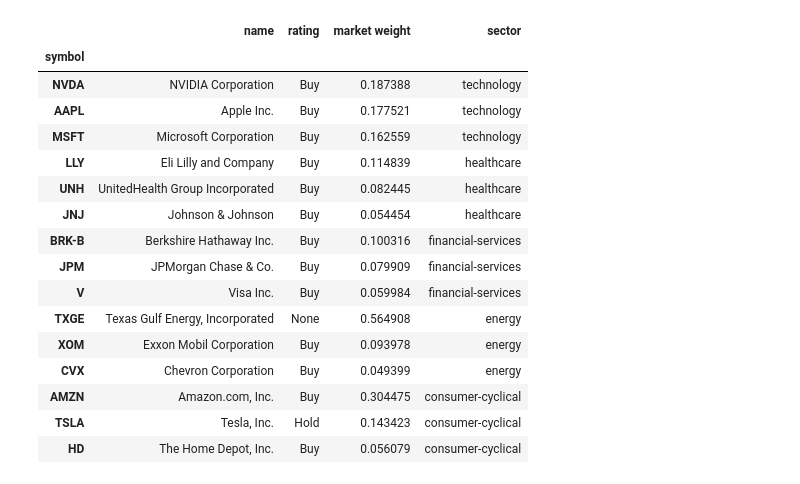
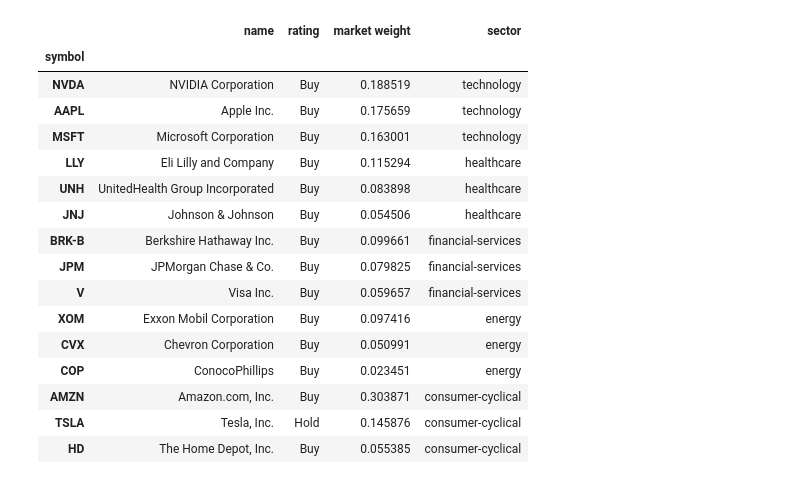
Before and after one commit to veenauppalapati/stock-market-analysis, a Jupyter notebook: stock-market-analysis.ipynb, the cells around one changed output. Cells and saved outputs as stored; diff of their text form; code cells hidden in the pictures.

```diff
--- a/stock-market-analysis.ipynb
+++ b/stock-market-analysis.ipynb
@@ -6,29 +20,41 @@ from prophet import Prophet
 # %%
+# Define the sectors to analyze
 sectors = ['technology', 'healthcare', 'financial-services', 'energy', 'consumer-cyclical']
 top_sector_dfs = []
+
 for sector in sectors:
-    top_companies = yf.Sector(sector).top_companies.head(3)
-    # top_3_companies = top_companies[top_companies['rating'] == "Buy"].head(3)
-    top_companies['sector'] = sector
-    top_sector_dfs.append(top_companies)
 
+    # Retrieve the top companies in the current sector (outputs a DataFrame)
+    top_companies = yf.Sector(sector).top_companies
+
+    # Filter out records where the 'rating' column is None to avoid any issues
+    # and retrieve the top 3 companies with a valid rating
+    top_3_companies = top_companies[top_companies['rating'].notna()].head(3)
+
+    # Add a 'sector' column to identify the sector for each company
+    top_3_companies['sector'] = sector
+
+    # Append the DataFrame to the list for later concatenation
+    top_sector_dfs.append(top_3_companies)
+
+# Combine all sector data into a single DataFrame
 top_companies_df = pd.concat(top_sector_dfs, axis=0)
 top_companies_df
 # %% [output]
 |  | name | rating | market weight | sector |
 | symbol |  |  |  |  |
-| NVDA | NVIDIA Corporation | Buy | 0.187388 | technology |
-| AAPL | Apple Inc. | Buy | 0.177521 | technology |
-| MSFT | Microsoft Corporation | Buy | 0.162559 | technology |
-| LLY | Eli Lilly and Company | Buy | 0.114839 | healthcare |
-| UNH | UnitedHealth Group Incorporated | Buy | 0.082445 | healthcare |
-| JNJ | Johnson & Johnson | Buy | 0.054454 | healthcare |
-| BRK-B | Berkshire Hathaway Inc. | Buy | 0.100316 | financial-services |
-| JPM | JPMorgan Chase & Co. | Buy | 0.079909 | financial-services |
-| V | Visa Inc. | Buy | 0.059984 | financial-services |
-| TXGE | Texas Gulf Energy, Incorporated | None | 0.564908 | energy |
-| XOM | Exxon Mobil Corporation | Buy | 0.093978 | energy |
-| CVX | Chevron Corporation | Buy | 0.049399 | energy |
-| AMZN | Amazon.com, Inc. | Buy | 0.304475 | consumer-cyclical |
-| TSLA | Tesla, Inc. | Hold | 0.143423 | consumer-cyclical |
-| HD | The Home Depot, Inc. | Buy | 0.056079 | consumer-cyclical |
+| NVDA | NVIDIA Corporation | Buy | 0.188519 | technology |
+| AAPL | Apple Inc. | Buy | 0.175659 | technology |
+| MSFT | Microsoft Corporation | Buy | 0.163001 | technology |
+| LLY | Eli Lilly and Company | Buy | 0.115294 | healthcare |
+| UNH | UnitedHealth Group Incorporated | Buy | 0.083898 | healthcare |
+| JNJ | Johnson & Johnson | Buy | 0.054506 | healthcare |
+| BRK-B | Berkshire Hathaway Inc. | Buy | 0.099661 | financial-services |
+| JPM | JPMorgan Chase & Co. | Buy | 0.079825 | financial-services |
+| V | Visa Inc. | Buy | 0.059657 | financial-services |
+| XOM | Exxon Mobil Corporation | Buy | 0.097416 | energy |
+| CVX | Chevron Corporation | Buy | 0.050991 | energy |
+| COP | ConocoPhillips | Buy | 0.023451 | energy |
+| AMZN | Amazon.com, Inc. | Buy | 0.303871 | consumer-cyclical |
+| TSLA | Tesla, Inc. | Hold | 0.145876 | consumer-cyclical |
+| HD | The Home Depot, Inc. | Buy | 0.055385 | consumer-cyclical |
```
Also changed, not shown: parts of 23 cells of this notebook, 3 other files.
